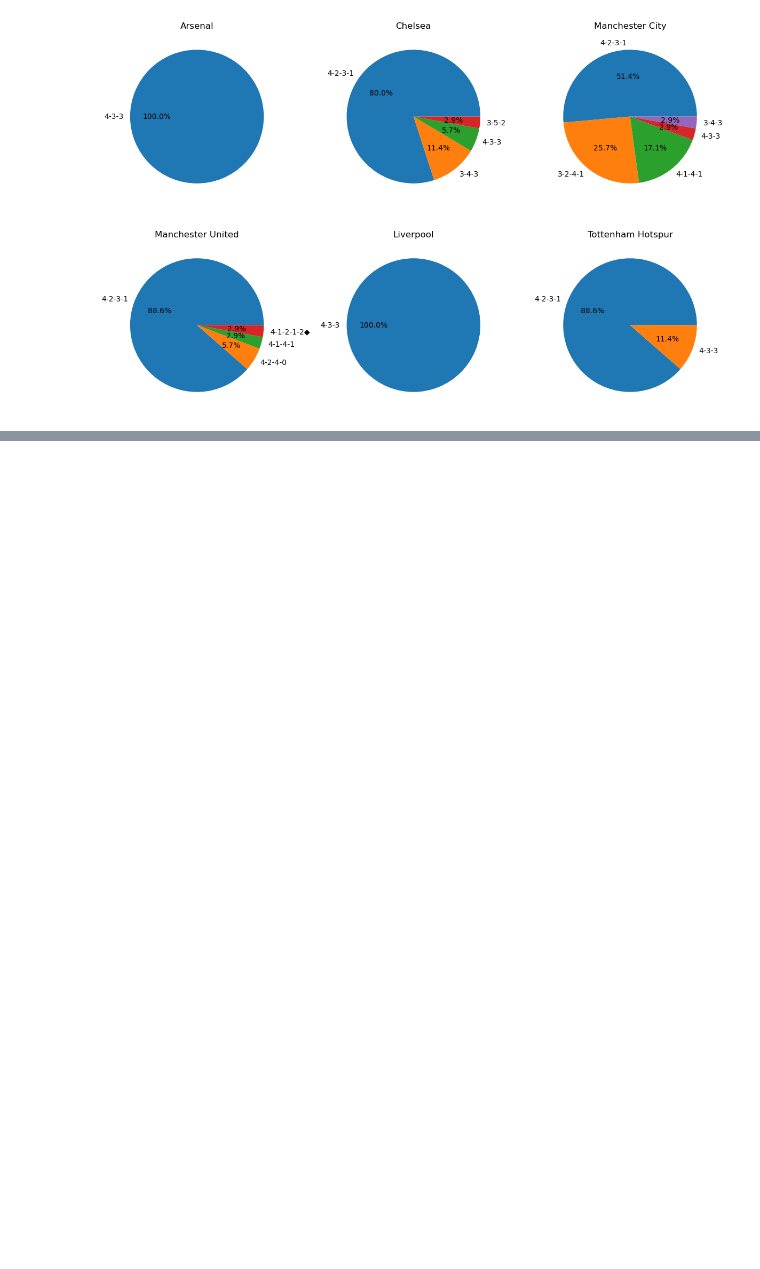
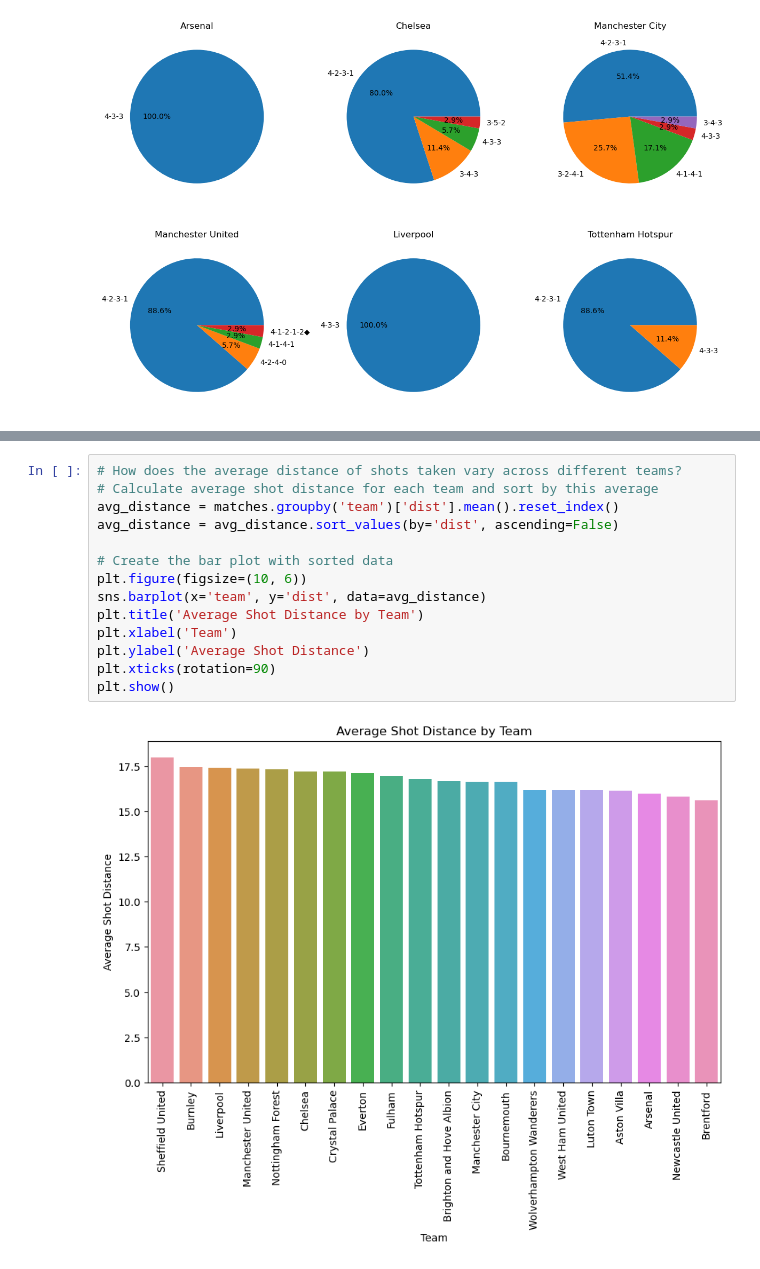
Before and after one commit to emanon19/Football-Prediction, a Jupyter notebook: Data Visualizing.ipynb, the cells around one changed output, grey strips where cells are left out. Drawn from its saved outputs; the diff is of its cells as text; blank space fills up the shorter version.

```diff
--- a/Data Visualizing.ipynb
+++ b/Data Visualizing.ipynb
@@ -171,0 +198,16 @@ plt.show()
+# %%
+# How does the average distance of shots taken vary across different teams?
+# Calculate average shot distance for each team and sort by this average
+avg_distance = matches.groupby('team')['dist'].mean().reset_index()
+avg_distance = avg_distance.sort_values(by='dist', ascending=False)
+
+# Create the bar plot with sorted data
+plt.figure(figsize=(10, 6))
+sns.barplot(x='team', y='dist', data=avg_distance)
+plt.title('Average Shot Distance by Team')
+plt.xlabel('Team')
+plt.ylabel('Average Shot Distance')
+plt.xticks(rotation=90)
+plt.show()
+# %% [output]
+[figure, added]
```
Also changed, not shown: parts of 9 cells of this notebook.
